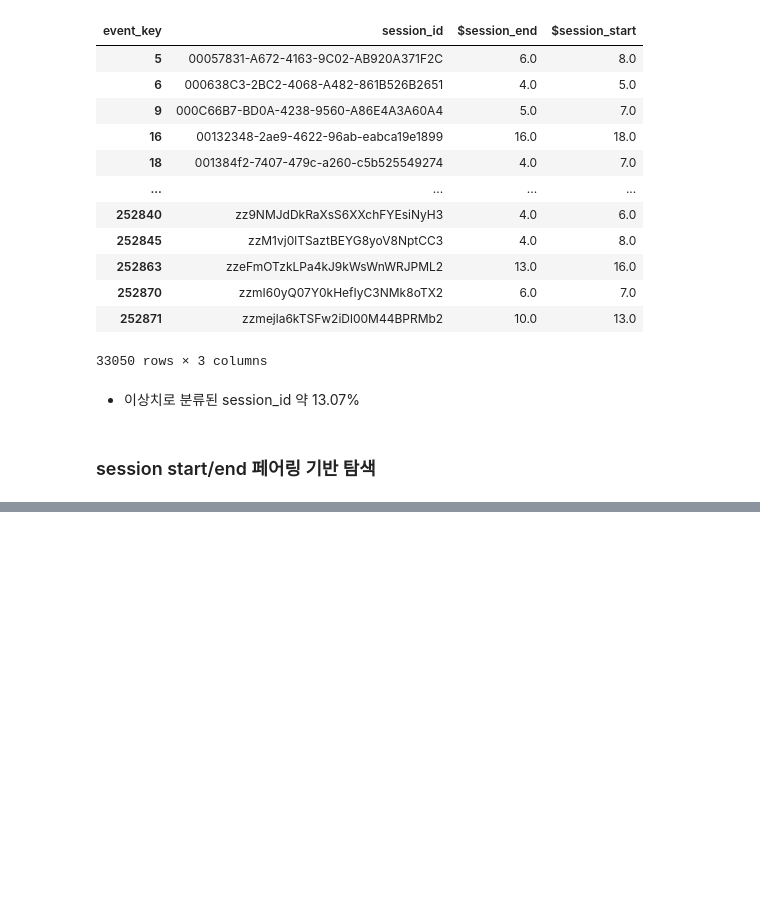
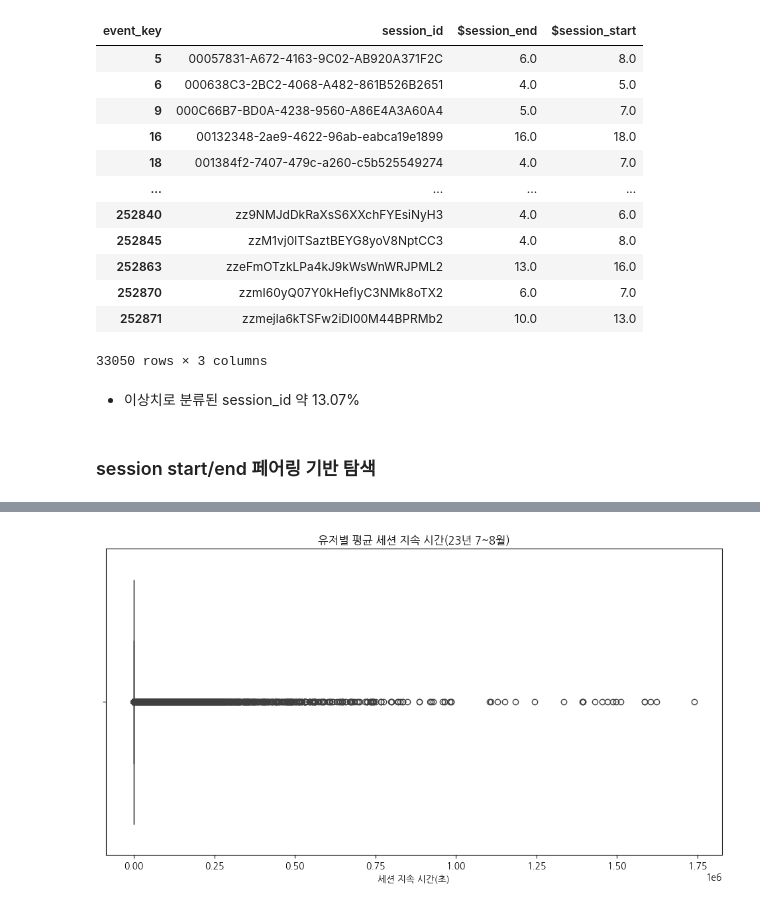
Before and after one commit to seung127/codeit_project, a Jupyter notebook: codeit-project-docker/notebooks/eda_hackle.ipynb, the cells around one changed output, grey strips where cells are left out. Drawn from its saved outputs; the diff is of its cells as text; code cells hidden in the pictures; blank space fills up the shorter version.

```diff
--- a/codeit-project-docker/notebooks/eda_hackle.ipynb
+++ b/codeit-project-docker/notebooks/eda_hackle.ipynb
@@ -1873,0 +1990,3 @@ Error:
+# %%
+# matched인 경우만 따로 추출
+matched_df = matched_session_df[matched_session_df['session_flag'] == 'matched']
@@ -1873,0 +2008,4 @@ Error:
+# %%
+# 유저별 평균 세션 지속시간
+avg_duration_df = matched_df.groupby('user_id')['session_duration_sec'].mean().reset_index(name = 'avg_duration_sec')
+avg_duration_df.sort_values(by = 'avg_duration_sec', ascending = False)
@@ -1873,0 +2070,8 @@ Error:
+# %%
+plt.figure(figsize=(12,6))
+sns.boxplot(data=avg_duration_df, x='avg_duration_sec')
+plt.title('유저별 평균 세션 지속 시간(23년 7~8월)')
+plt.xlabel('세션 지속 시간(초)')
+plt.show()
+# %% [output]
+[figure, added]
```
Also changed, not shown: parts of 68 cells of this notebook.
